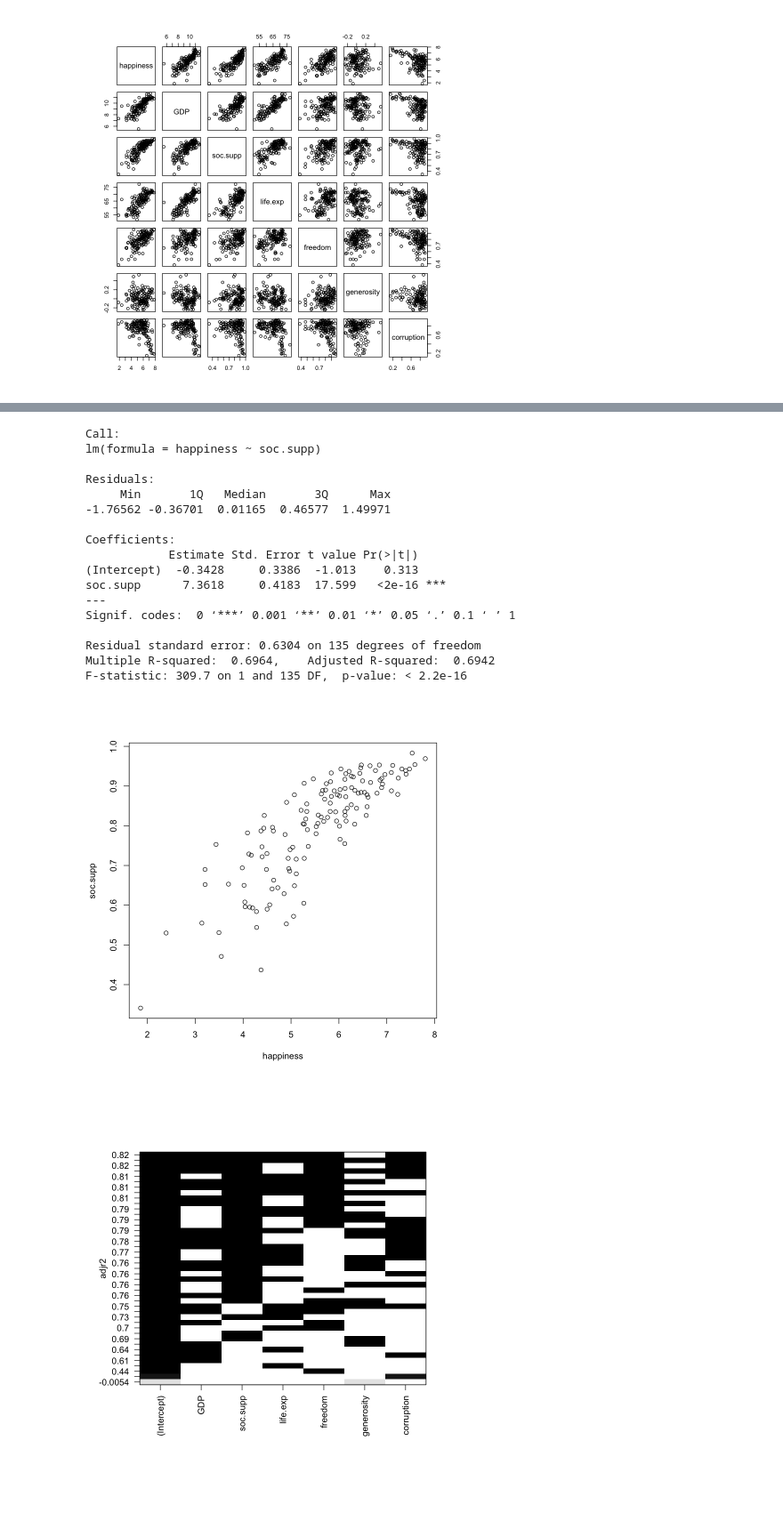
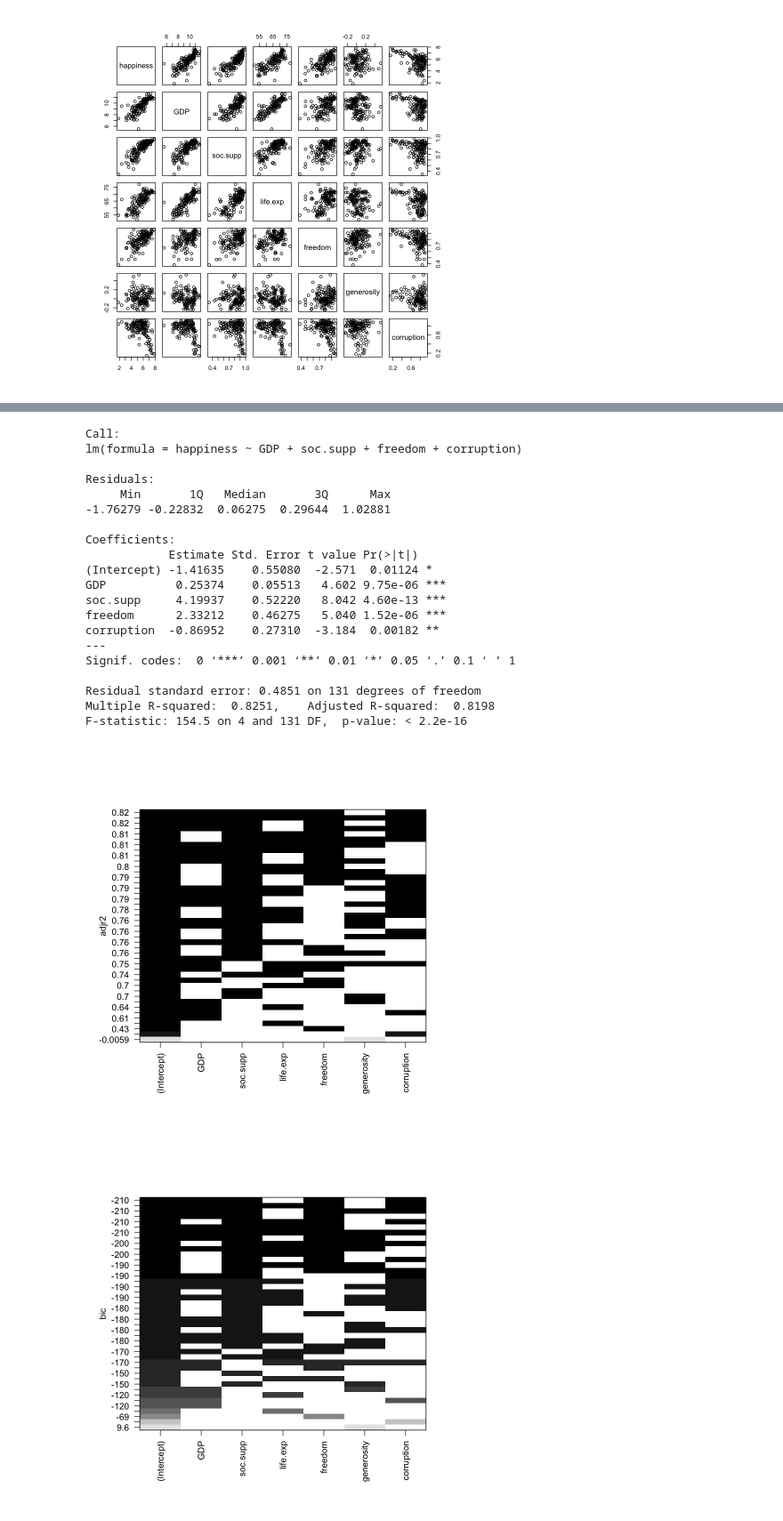
Before and after one commit to liamGaeuman/world_happiness, a Jupyter notebook: main.ipynb, the cells around one changed output, grey strips where cells are left out. Shown at 89% size. Saved outputs shown, nothing was run; the diff lists cells and outputs as text; code cells hidden in the pictures; blank space fills up the shorter version.

```diff
--- a/main.ipynb
+++ b/main.ipynb
@@ -2,6 +2,7 @@
 library("leaps")
 # %%
 all.data <- as.matrix(read.csv("WHR.csv"), header = TRUE)
+all.data <- all.data[-99, ]
 country <- all.data[,1]
 happiness <- as.numeric(all.data[,2])    # y
 GDP <- as.numeric(all.data[,3])
@@ -30,27 +31,34 @@ A matrix: 7 × 7 of type dbl
 # %%
-plot(happiness, soc.supp)
-summary(lm(happiness ~ soc.supp))
+model <- lm(happiness~GDP+soc.supp+freedom+corruption)
+res <- residuals(model)
+summary(model)
 # %% [output]
 Call:
-lm(formula = happiness ~ soc.supp)
+lm(formula = happiness ~ GDP + soc.supp + freedom + corruption)
 
 Residuals:
      Min       1Q   Median       3Q      Max
--1.76562 -0.36701  0.01165  0.46577  1.49971
+-1.76279 -0.22832  0.06275  0.29644  1.02881
 
 Coefficients:
             Estimate Std. Error t value Pr(>|t|)
-(Intercept)  -0.3428     0.3386  -1.013    0.313
-soc.supp      7.3618     0.4183  17.599   <2e-16 ***
+(Intercept) -1.41635    0.55080  -2.571  0.01124 *
+GDP          0.25374    0.05513   4.602 9.75e-06 ***
+soc.supp     4.19937    0.52220   8.042 4.60e-13 ***
+freedom      2.33212    0.46275   5.040 1.52e-06 ***
+corruption  -0.86952    0.27310  -3.184  0.00182 **
 ---
 Signif. codes:  0 ‘***’ 0.001 ‘**’ 0.01 ‘*’ 0.05 ‘.’ 0.1 ‘ ’ 1
 
-Residual standard error: 0.6304 on 135 degrees of freedom
-Multiple R-squared:  0.6964,    Adjusted R-squared:  0.6942
-F-statistic: 309.7 on 1 and 135 DF,  p-value: < 2.2e-16
+Residual standard error: 0.4851 on 131 degrees of freedom
+Multiple R-squared:  0.8251,    Adjusted R-squared:  0.8198
+F-statistic: 154.5 on 4 and 131 DF,  p-value: < 2.2e-16
-[figure, removed]
 # %%
 collection <- regsubsets(happiness ~ GDP+soc.supp+life.exp+freedom+generosity+corruption, data = data.frame(all.data),nbest=10)
 plot(collection, scale="adjr2")
+plot(collection, scale="bic")
+plot(collection, scale="Cp")
+plot(collection, scale="r2")
 # %% [output]
-[figure, old version]
+[figure, new version]
+[figure, added]
```
Also changed, not shown: parts of 3 cells of this notebook.
